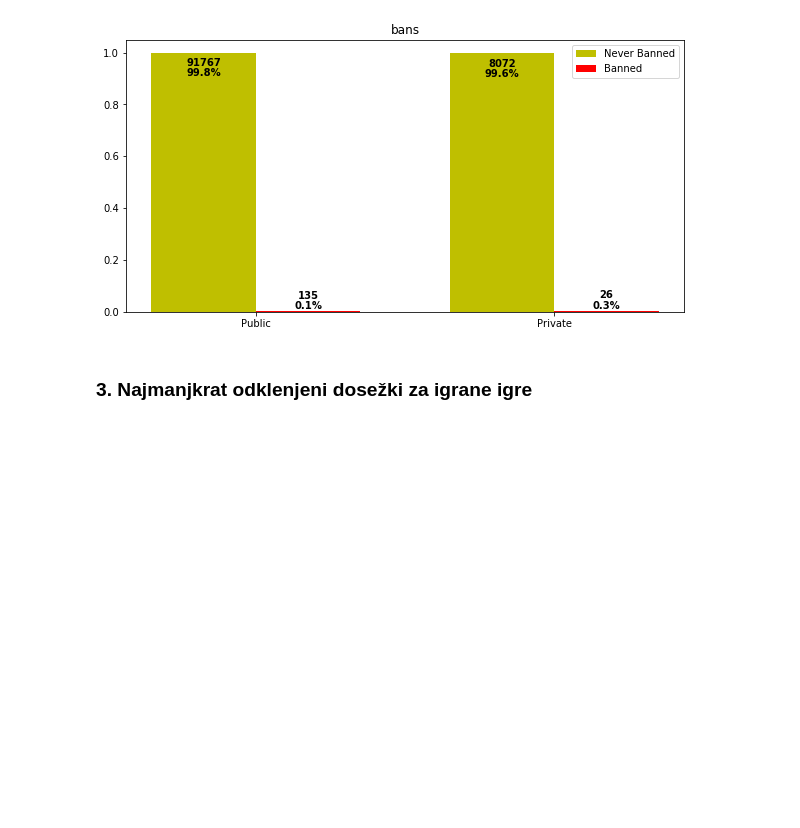
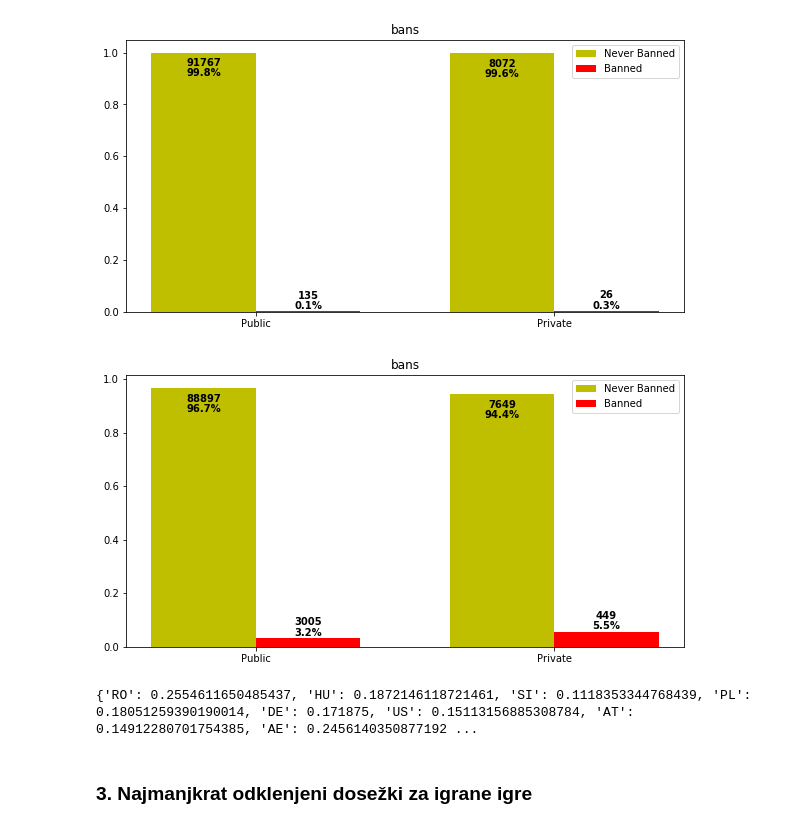
Before and after one commit to tstrus97/PR18TJA, a Jupyter notebook: Steam Project - CopyAnze.ipynb, the cells around one changed output. Cells and saved outputs as stored; diff of their text form; code cells hidden in the pictures; blank space fills up the shorter version.

Commit message:
adding bans by cntry

```diff
--- a/Steam Project - CopyAnze.ipynb
+++ b/Steam Project - CopyAnze.ipynb
@@ -68,39 +82,4 @@ IDS: 61693
 ### 1. Povprečno dokončanje igre
 # %% [markdown]
 ### 2. Število in vrsta Bannov v povezavi z javnimi/privatnimi profili
-# %%
-def ban_visibility_plot(good_in, bad_in, save_text):
-    import numpy as np
-    import matplotlib.pyplot as plt
-
-    good = [0]*2
-    bad = [0]*2
-    good[0]= good_in[0]/sum([good_in[0], bad_in[0]])
-    good[1]= good_in[1]/sum([good_in[1], bad_in[1]])
-    bad[0]= bad_in[0]/sum([good_in[0], bad_in[0]])
-    bad[1]= bad_in[1]/sum([good_in[1], bad_in[1]])
-    fig, ax = plt.subplots(figsize = (10, 5))
-    ind = np.arange(2)    # the x locations for the groups
-    width = 0.35         # the width of the bars
-    p1 = ax.bar(ind, good, width, color='y', bottom=0)
-
-    for i, v in enumerate([good_in[0], bad_in[0], good_in[1], bad_in[1]]):
-        if(i%2 == 0):
-            ax.text(i/2, good[i//2]-0.05, str(v), fontweight='bold', ha = "center")
-            ax.text(i/2, good[i//2]-0.09, str(good[i//2]//0.001/10)+"%", fontweight='bold', ha = "center")
-        else:
-            ax.text(i//2+width, bad[i//2]+0.05, str(v), fontweight='bold', ha = "center")
-            ax.text(i//2+width, bad[i//2]+0.01, str(bad[i//2]//0.001/10)+"%", fontweight='bold', ha = "center")
-
-
-    p2 = ax.bar(ind + width, bad, width, color='r', bottom=0)
-
-    ax.set_title('bans')
-    ax.set_xticks(ind + width / 2)
-    ax.set_xticklabels(('Public', 'Private'))
-
-    ax.legend((p1[0], p2[0]), ('Never Banned', 'Banned'))
-    #ax.autoscale_view()
-    plt.savefig("assets/"+save_text, dpi = 200, bbox_inches = "tight")
-    plt.show()
 # %%
@@ -119,2 +98,7 @@ ban_visibility_plot(good, bad)
 # %% [output]
 [figure]
+# %%
+good, bad = get_game_ban_visibility_data(player_summaries, player_bans)
+ban_visibility_plot(good, bad, "bame_bans_vis.png")
+# %% [output]
+[figure, added]
@@ -121,2 +123,9 @@ ban_visibility_plot(good, bad)
+# %%
+country_ban_percentages = dict()
+for cntry, data in bans_by_country.items():
+    country_ban_percentages[cntry] = data["ban"]/(data["ban"]+data["clean"])
+print (country_ban_percentages)
+# %% [output]
+{'RO': 0.2554611650485437, 'HU': 0.1872146118721461, 'SI': 0.1118353344768439, 'PL': 0.18051259390190014, 'DE': 0.171875, 'US': 0.15113156885308784, 'AT': 0.14912280701754385, 'AE': 0.2456140350877192 ...
 # %% [markdown]
 ### 3. Najmanjkrat odklenjeni dosežki za igrane igre
```
Also changed, not shown: parts of 8 cells of this notebook, 8 other files.
